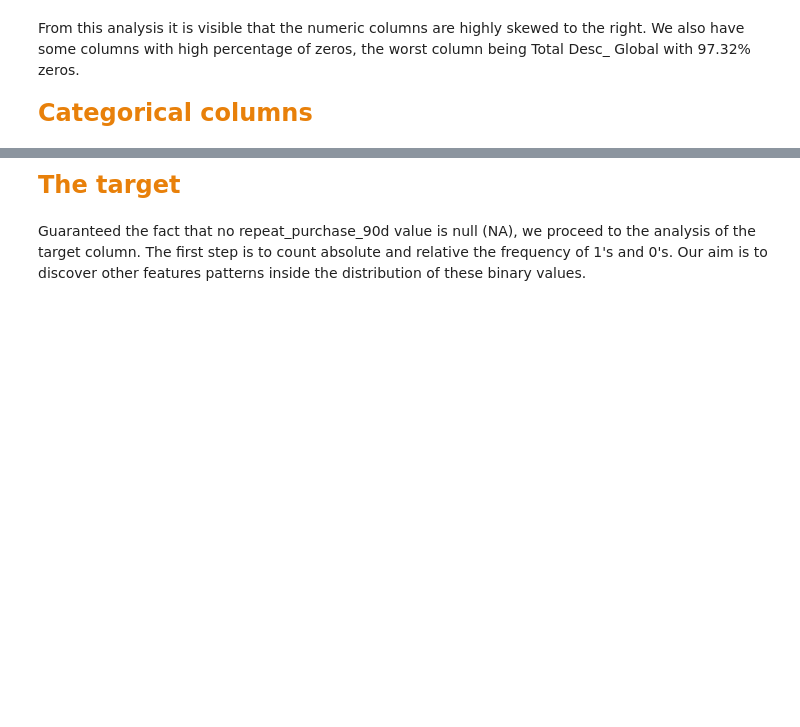
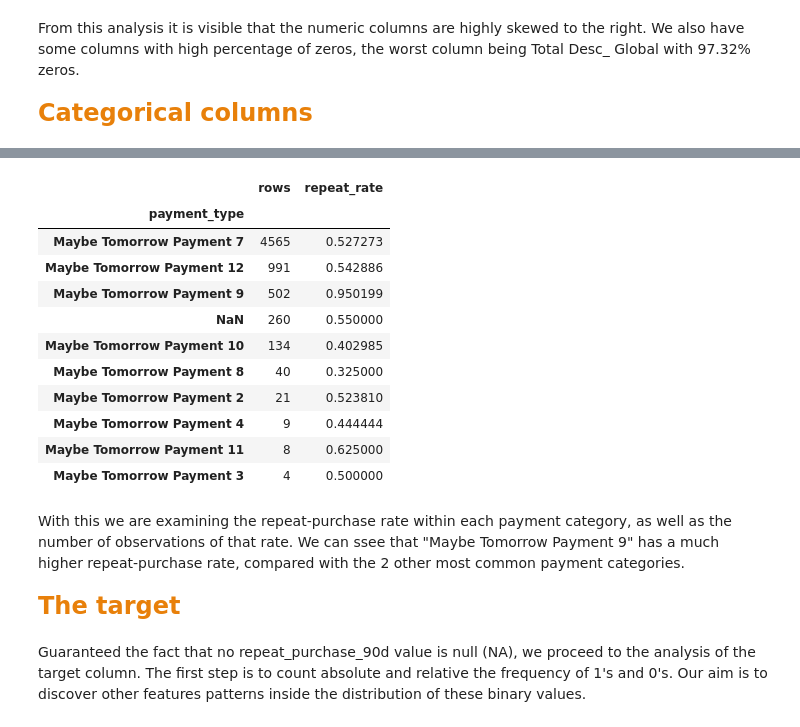
Before and after one commit to saradfalves/ML_Group_09, a Jupyter notebook: notebooks/nb1_data_exploration.ipynb, the cells around one changed output, grey strips where cells are left out. Drawn from its saved outputs; the diff is of its cells as text; code cells hidden in the pictures; blank space fills up the shorter version.

```diff
--- a/notebooks/nb1_data_exploration.ipynb
+++ b/notebooks/nb1_data_exploration.ipynb
@@ -336,3 +358,23 @@ plt.show()
+# %%
+train_df.groupby("payment_type",dropna=False)["repeat_purchase_90d"].agg(
+    rows="size",
+    repeat_rate="mean"
+).sort_values("rows",ascending=False)
+# %% [output]
+|  | rows | repeat_rate |
+| payment_type |  |  |
+| Maybe Tomorrow Payment 7 | 4565 | 0.527273 |
+| Maybe Tomorrow Payment 12 | 991 | 0.542886 |
+| Maybe Tomorrow Payment 9 | 502 | 0.950199 |
+| NaN | 260 | 0.550000 |
+| Maybe Tomorrow Payment 10 | 134 | 0.402985 |
+| Maybe Tomorrow Payment 8 | 40 | 0.325000 |
+| Maybe Tomorrow Payment 2 | 21 | 0.523810 |
+| Maybe Tomorrow Payment 4 | 9 | 0.444444 |
+| Maybe Tomorrow Payment 11 | 8 | 0.625000 |
+| Maybe Tomorrow Payment 3 | 4 | 0.500000 |
+# %% [markdown]
+With this we are examining the repeat-purchase rate within each payment category, as well as the number of observations of that rate. We can ssee that "Maybe Tomorrow Payment 9" has a much higher repeat-purchase rate, compared with the 2 other most common payment categories.
 # %% [markdown]
 <b><font size="5" color="#E8800A">The target</font></b><br>
 # %% [markdown]
```
Also changed, not shown: parts of 10 cells of this notebook, 1 other file.
